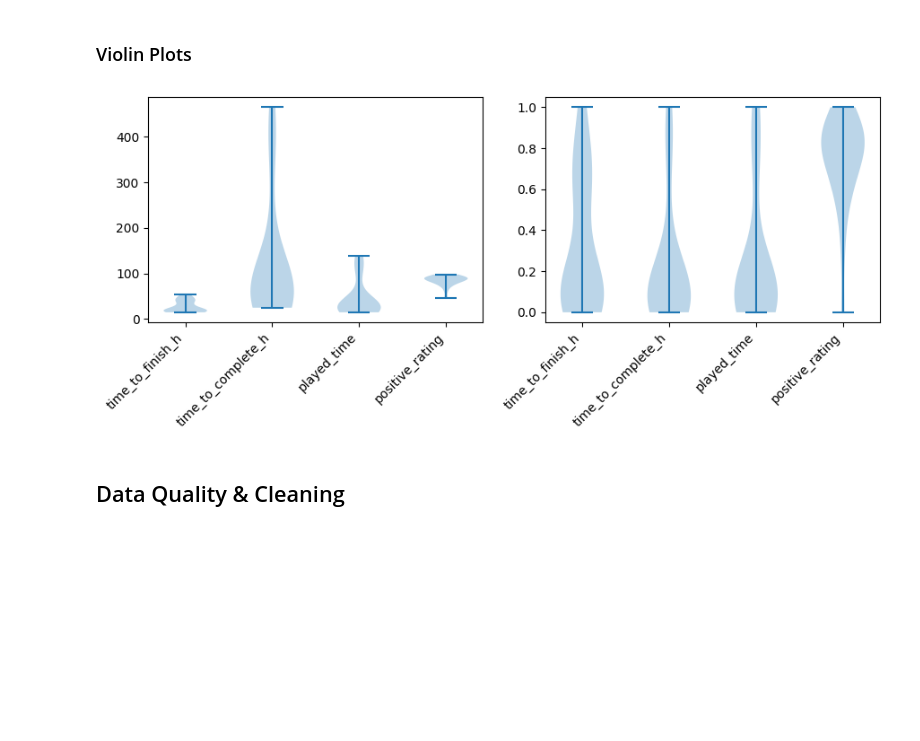
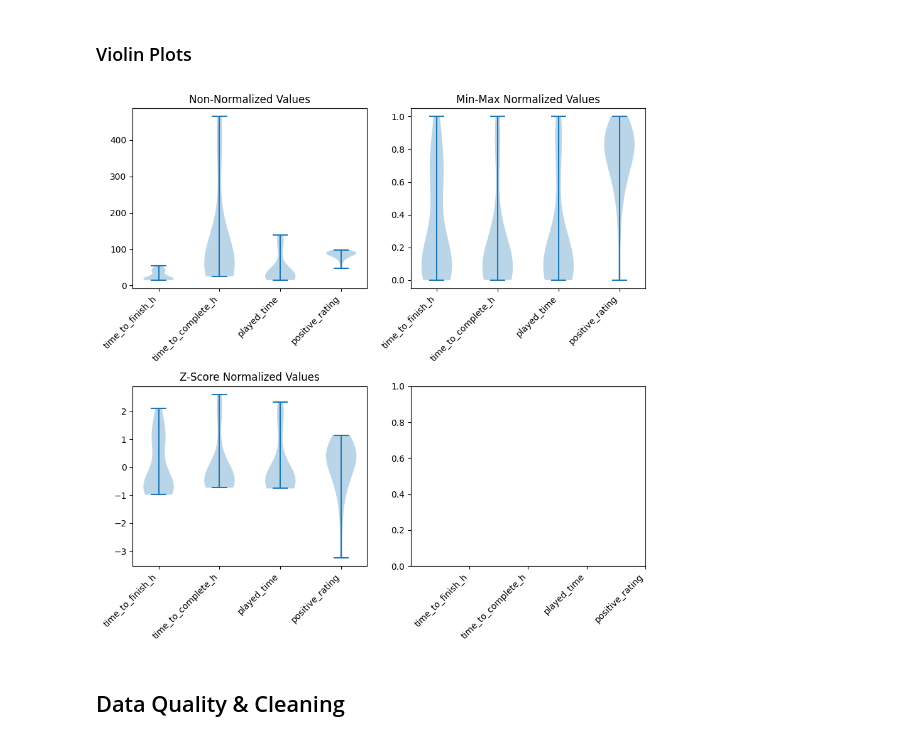
Before and after one commit to Sharpy796/CMPS4510_SteamGameAnalyzer, a Jupyter notebook: project_cluster_cmps451.ipynb, the cells around one changed output. Drawn from its saved outputs; the diff is of its cells as text; code cells hidden in the pictures; blank space fills up the shorter version.

```diff
--- a/project_cluster_cmps451.ipynb
+++ b/project_cluster_cmps451.ipynb
@@ -204,6 +202,12 @@ def normalize_minmax(df: np.DataFrame, min: int, max: int) -> np.DataFrame:
     for col in df_norm:
         # print(type(col), col)
         df_norm[col] = (df_norm[col] - df_norm[col].min())/(df_norm[col].max()-df_norm[col].min())*(max-min)+min
+    return df_norm
+
+def normalize_zscore(df: np.DataFrame) -> np.DataFrame:
+    df_norm = df.copy()
+    for col in df_norm.columns:
+        df_norm[col] = (df_norm[col] - df_norm[col].mean()) / df_norm[col].std()
     return df_norm
 
 def snip_low(df: np.DataFrame, min: int) -> np.DataFrame:
@@ -277,25 +293,33 @@ plt.tight_layout()
 # %%
 df_filt_violinplot = df_filt.filter(items = ['time_to_finish_h', 'time_to_complete_h', 'played_time', 'positive_rating'])
 df_filt_violinplot = snip_low(df_filt_violinplot,15) # clip the 0 values causing bias
-df_filt_violinplot_normalized = normalize_minmax(df_filt_violinplot,0,1)
+df_filt_violinplot_normalized_minmax = normalize_minmax(df_filt_violinplot,0,1)
+df_filt_violinplot_normalized_zscore = normalize_zscore(df_filt_violinplot)
 
-fig, axs = plt.subplots(nrows=1, ncols=2, figsize=(9, 4))
+fig, axs = plt.subplots(nrows=2, ncols=2, figsize=(9, 9))
 
-#Plots voilinplot with normalized data
-axs[0].violinplot(df_filt_violinplot)
-axs[0].set_xticks([y + 1 for y in range(len(df_filt_violinplot.columns))],
+#Plots voilinplot with non-normalized data
+axs[0][0].violinplot(df_filt_violinplot)
+axs[0][0].set_title("Non-Normalized Values")
+
+#Plots voilinplot with min-max normalized data
+axs[0][1].violinplot(df_filt_violinplot_normalized_minmax)
+axs[0][1].set_title("Min-Max Normalized Values")
+
+#Plots voilinplot with z-score normalized data
+axs[1][0].violinplot(df_filt_violinplot_normalized_zscore)
+axs[1][0].set_title("Z-Score Normalized Values")
+
+#Format graphs
+for subaxs in axs:
+    for ax in subaxs:
+        ax.set_xticks([y + 1 for y in range(len(df_filt_violinplot.columns))],
               labels=df_filt_violinplot.columns,
               rotation=45, ha='right')
 
-#Plots voilinplot with non-normalized data
-axs[1].violinplot(df_filt_violinplot_normalized)
-axs[1].set_xticks([y + 1 for y in range(len(df_filt_violinplot_normalized.columns))],
-              labels=df_filt_violinplot_normalized.columns,
-              rotation=45, ha='right')
-
 plt.tight_layout()
 # %% [output]
-[figure, old version]
+[figure, new version]
 # %% [markdown]
 ## Data Quality & Cleaning
 # %% [markdown]
```
Also changed, not shown: parts of 3 cells of this notebook.
